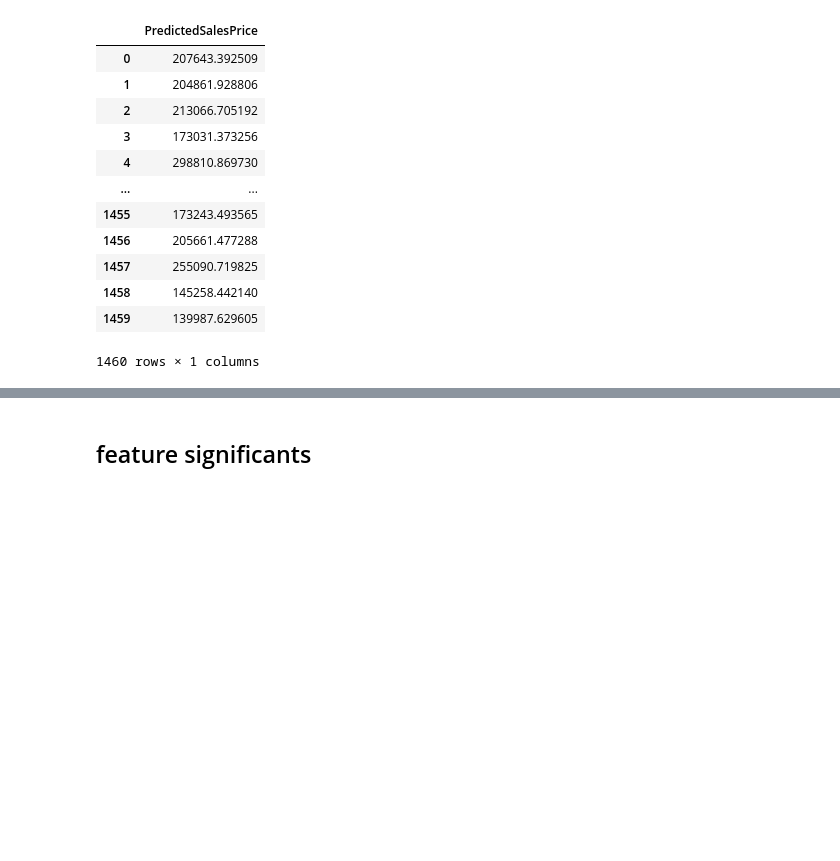
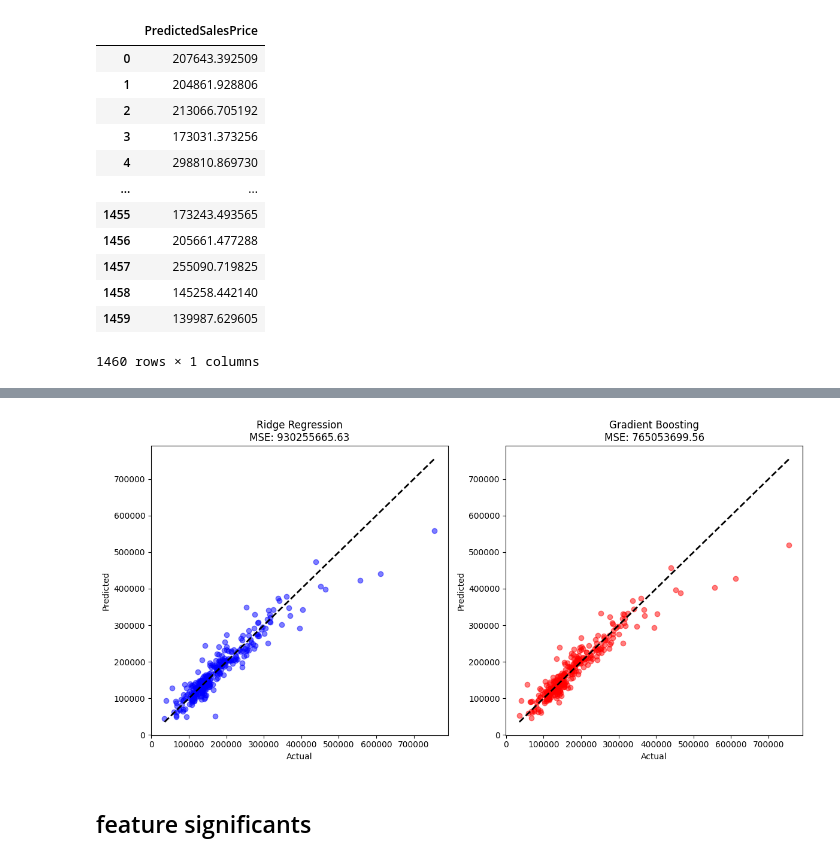
Before and after one commit to annwanginnt/Operation-Research, a Jupyter notebook: AIassignment2.ipynb, the cells around one changed output, grey strips where cells are left out. Cells and saved outputs as stored; diff of their text form; code cells hidden in the pictures; blank space fills up the shorter version.

```diff
--- a/AIassignment2.ipynb
+++ b/AIassignment2.ipynb
@@ -369,3 +406,30 @@ predictions_gb
+# %%
+
+ridge_mse = model_performance_df.loc['Ridge', 'MSE']
+gb_mse = non_linear_performance_df.loc['Gradient Boosting','MSE_nl']
+
+
+fig, axs = plt.subplots(1, 2, figsize=(12, 6))
+
+# plot Ridge Regression predicted value vs actual value
+axs[0].scatter(y_test, ridge_predictions, color='blue', alpha=0.5)
+axs[0].plot([y_test.min(), y_test.max()], [y_test.min(), y_test.max()], 'k--', lw=2)  # 绘制45度线
+axs[0].set_title(f'Ridge Regression\nMSE: {ridge_mse:.2f}')
+axs[0].set_xlabel('Actual')
+axs[0].set_ylabel('Predicted')
+
+# plot Gradient Boosting predicted value vs actual value
+axs[1].scatter(y_test, gb_predictions, color='red', alpha=0.5)
+axs[1].plot([y_test.min(), y_test.max()], [y_test.min(), y_test.max()], 'k--', lw=2)  # 绘制45度线
+axs[1].set_title(f'Gradient Boosting\nMSE: {gb_mse:.2f}')
+axs[1].set_xlabel('Actual')
+axs[1].set_ylabel('Predicted')
+
+
+plt.tight_layout()
+plt.show()
+# %% [output]
+[figure, added]
 # %% [markdown]
 ## feature significants
 # %% [markdown]
```
Also changed, not shown: parts of 17 cells of this notebook.
